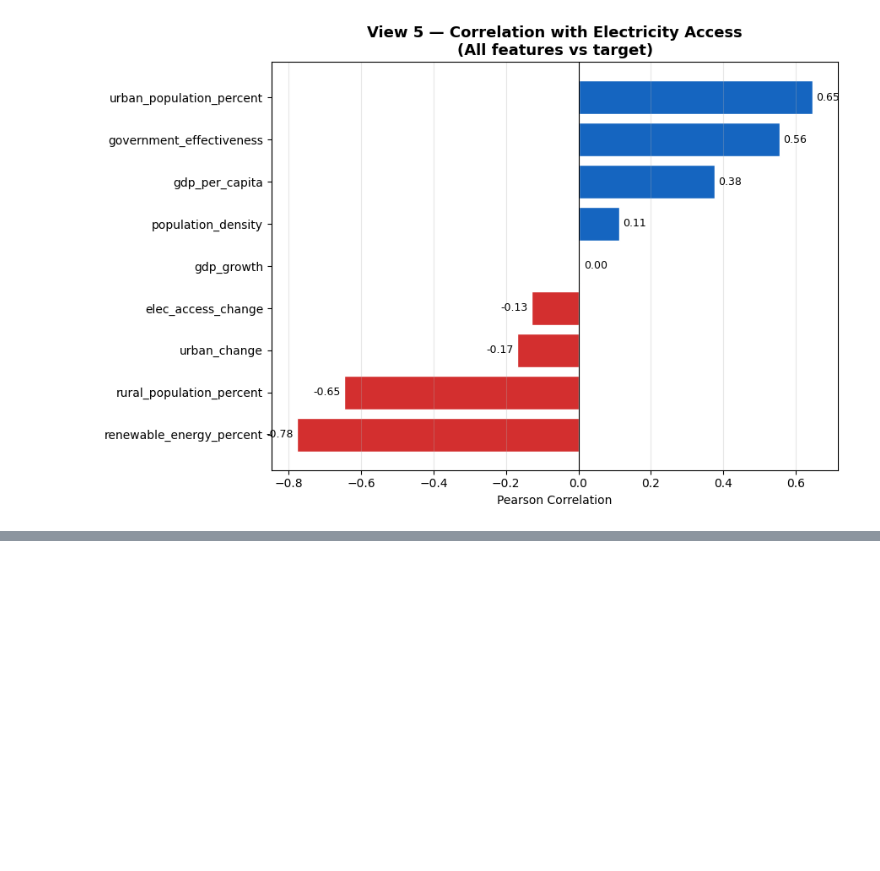
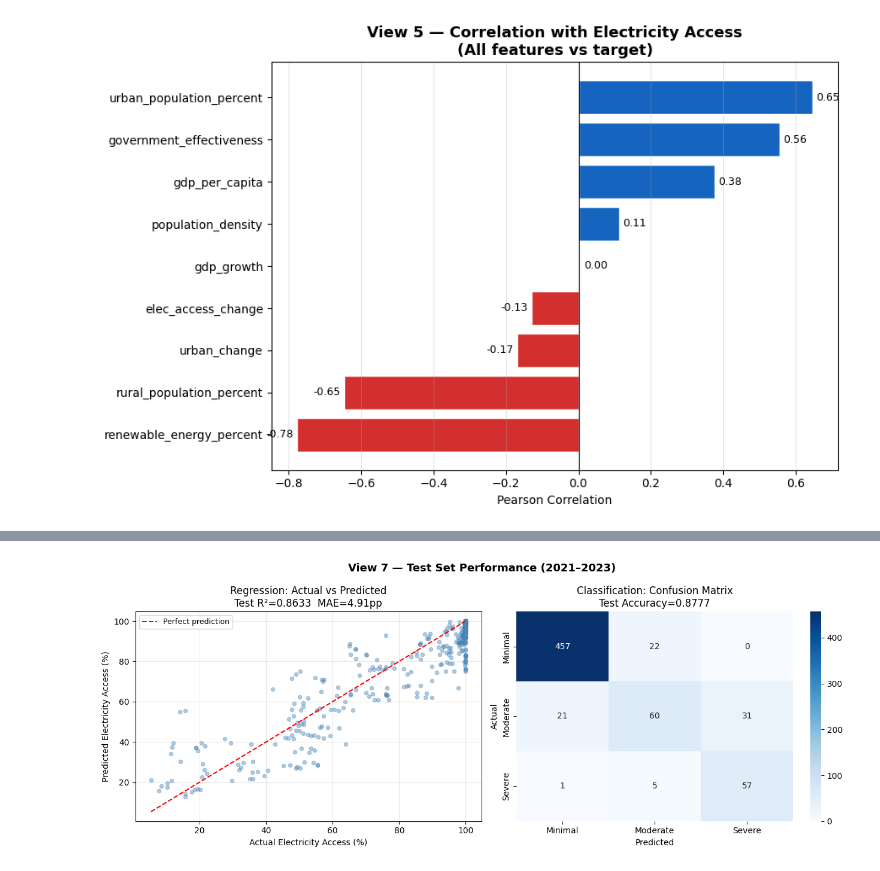
Before and after one commit to npydipati/CAP5771_npydipati, a Jupyter notebook: data_visualization_static.ipynb, the cells around one changed output, grey strips where cells are left out. Saved outputs shown, nothing was run; the diff lists cells and outputs as text; code cells hidden in the pictures; blank space fills up the shorter version.

```diff
--- a/data_visualization_static.ipynb
+++ b/data_visualization_static.ipynb
@@ -321,0 +383,39 @@ plt.show()
+# %%
+# View 7: Test Set Performance — Scatter + Confusion Matrix
+fig, axes = plt.subplots(1, 2, figsize=(13, 5))
+fig.suptitle("View 7 — Test Set Performance (2021–2023)",
+             fontsize=13, fontweight='bold')
+
+# Left: actual vs predicted scatter
+axes[0].scatter(test_df['electricity_access'],
+                test_df['pred_electricity_access'],
+                alpha=0.4, s=20, color='steelblue')
+lo = test_df['electricity_access'].min()
+hi = test_df['electricity_access'].max()
+axes[0].plot([lo, hi], [lo, hi], 'r--',
+             linewidth=1.5, label='Perfect prediction')
+axes[0].set_xlabel("Actual Electricity Access (%)")
+axes[0].set_ylabel("Predicted Electricity Access (%)")
+axes[0].set_title("Regression: Actual vs Predicted\nTest R²=0.8633  MAE=4.91pp")
+axes[0].legend(fontsize=9)
+axes[0].grid(True, alpha=0.3)
+
+# Right: confusion matrix
+from sklearn.preprocessing import LabelEncoder
+from sklearn.metrics import confusion_matrix
+le_dash = LabelEncoder()
+le_dash.fit(['Minimal', 'Moderate', 'Severe'])
+y_true = le_dash.transform(test_df['risk_category'])
+y_pred = le_dash.transform(test_df['pred_risk_category'])
+cm = confusion_matrix(y_true, y_pred)
+sns.heatmap(cm, annot=True, fmt='d', cmap='Blues',
+            xticklabels=le_dash.classes_,
+            yticklabels=le_dash.classes_, ax=axes[1])
+axes[1].set_xlabel("Predicted")
+axes[1].set_ylabel("Actual")
+axes[1].set_title("Classification: Confusion Matrix\nTest Accuracy=0.8777")
+
+plt.tight_layout()
+plt.show()
+# %% [output]
+[figure, added]
```
Also changed, not shown: parts of 16 cells of this notebook.
